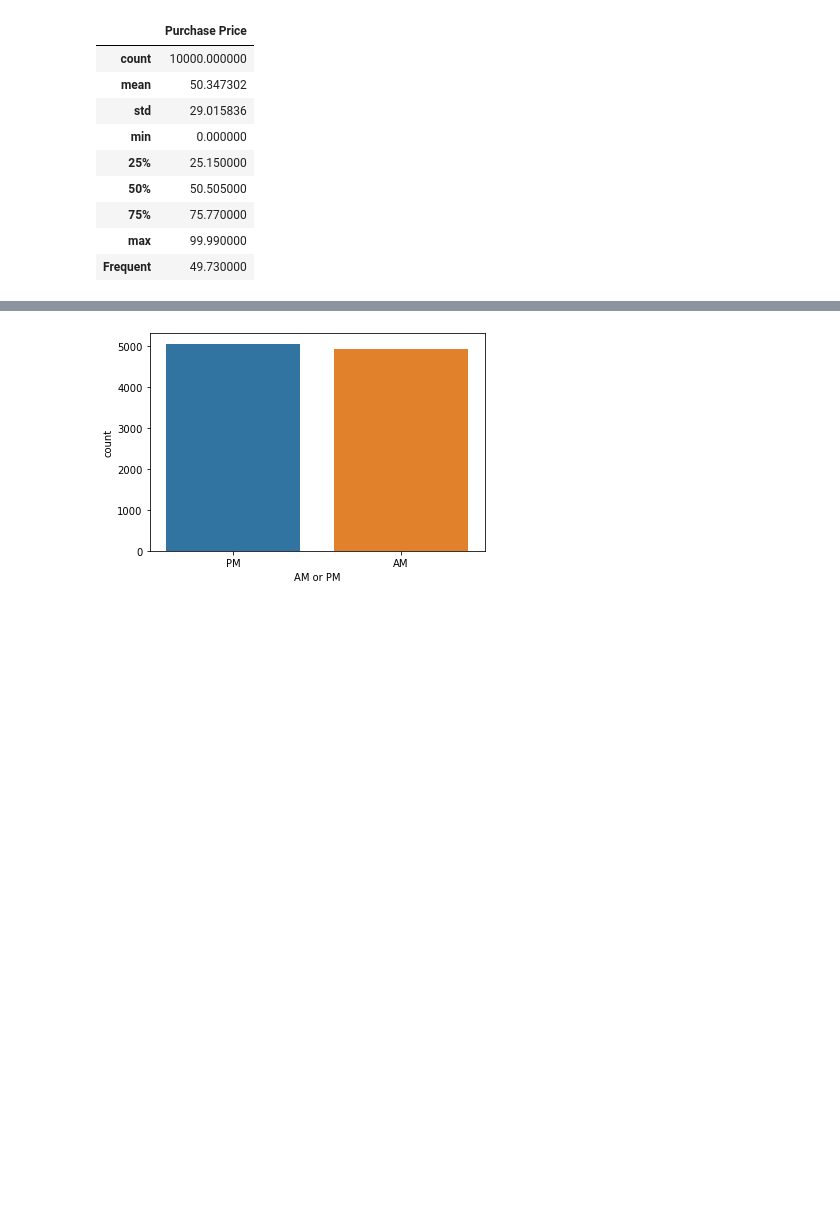
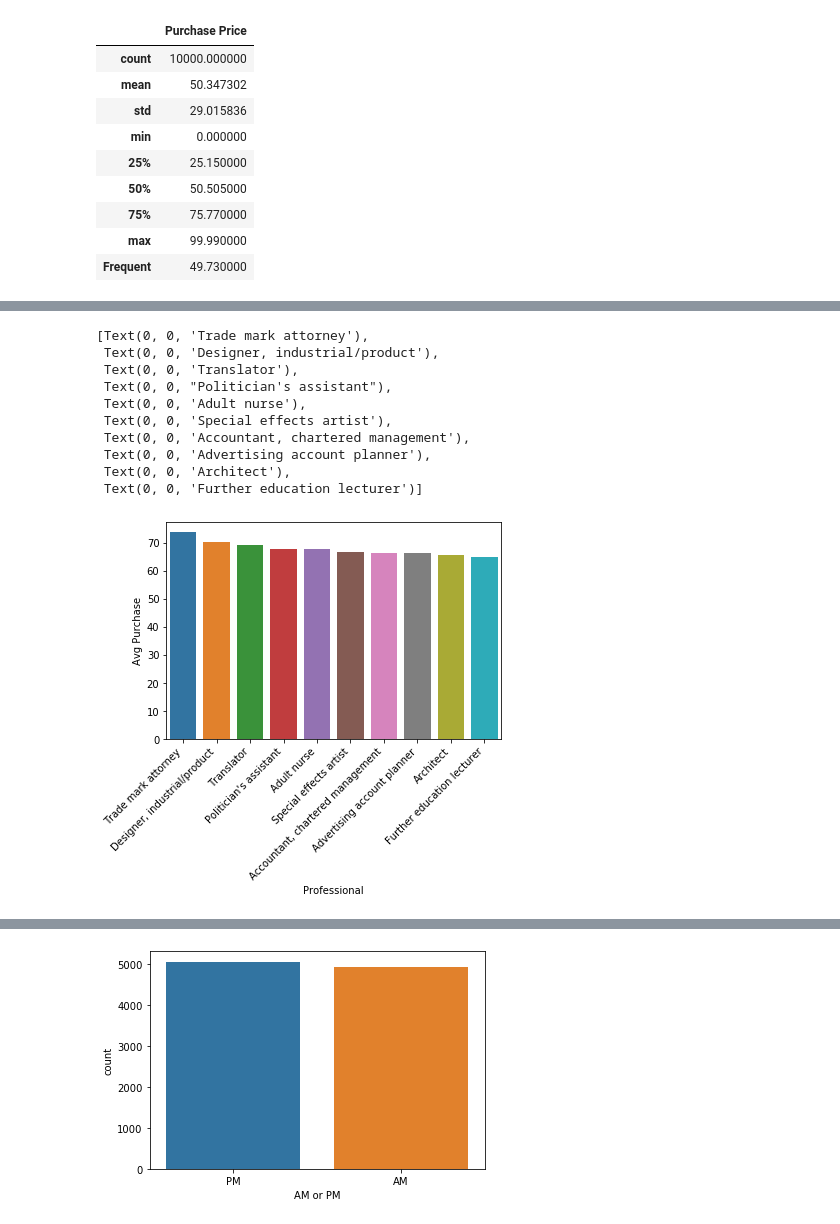
Before and after one commit to RajeshRamachander/ecom, a Jupyter notebook: ecom_eda.ipynb, the cells around one changed output, grey strips where cells are left out. Cells and saved outputs as stored; diff of their text form; code cells hidden in the pictures; blank space fills up the shorter version.

```diff
--- a/ecom_eda.ipynb
+++ b/ecom_eda.ipynb
@@ -421,0 +470,6 @@ df = mean_imputed.get_data_frame()
+# %%
+job = df.groupby(by=['Job'], as_index=False)['Purchase Price'].mean()
+res2= job.sort_values(by='Purchase Price', ascending=False).iloc[:10,:]
+res2
+#Calculating the mean Purchase price by Job Designation
+#We can see that Trade Mark attorney is the job type that makes the biggest ppurchases on avg
@@ -421,0 +504,16 @@ df = mean_imputed.get_data_frame()
+# %%
+ax = sns.barplot(x = "Job", y = "Purchase Price", data = res2)
+ax.set(xlabel="Professional", ylabel = "Avg Purchase")
+ax.set_xticklabels(ax.get_xticklabels(), rotation=45, horizontalalignment='right')
+# %% [output]
+[Text(0, 0, 'Trade mark attorney'),
+ Text(0, 0, 'Designer, industrial/product'),
+ Text(0, 0, 'Translator'),
+ Text(0, 0, "Politician's assistant"),
+ Text(0, 0, 'Adult nurse'),
+ Text(0, 0, 'Special effects artist'),
+ Text(0, 0, 'Accountant, chartered management'),
+ Text(0, 0, 'Advertising account planner'),
+ Text(0, 0, 'Architect'),
+ Text(0, 0, 'Further education lecturer')]
+[figure, added]
```
Also changed, not shown: parts of 26 cells of this notebook.
